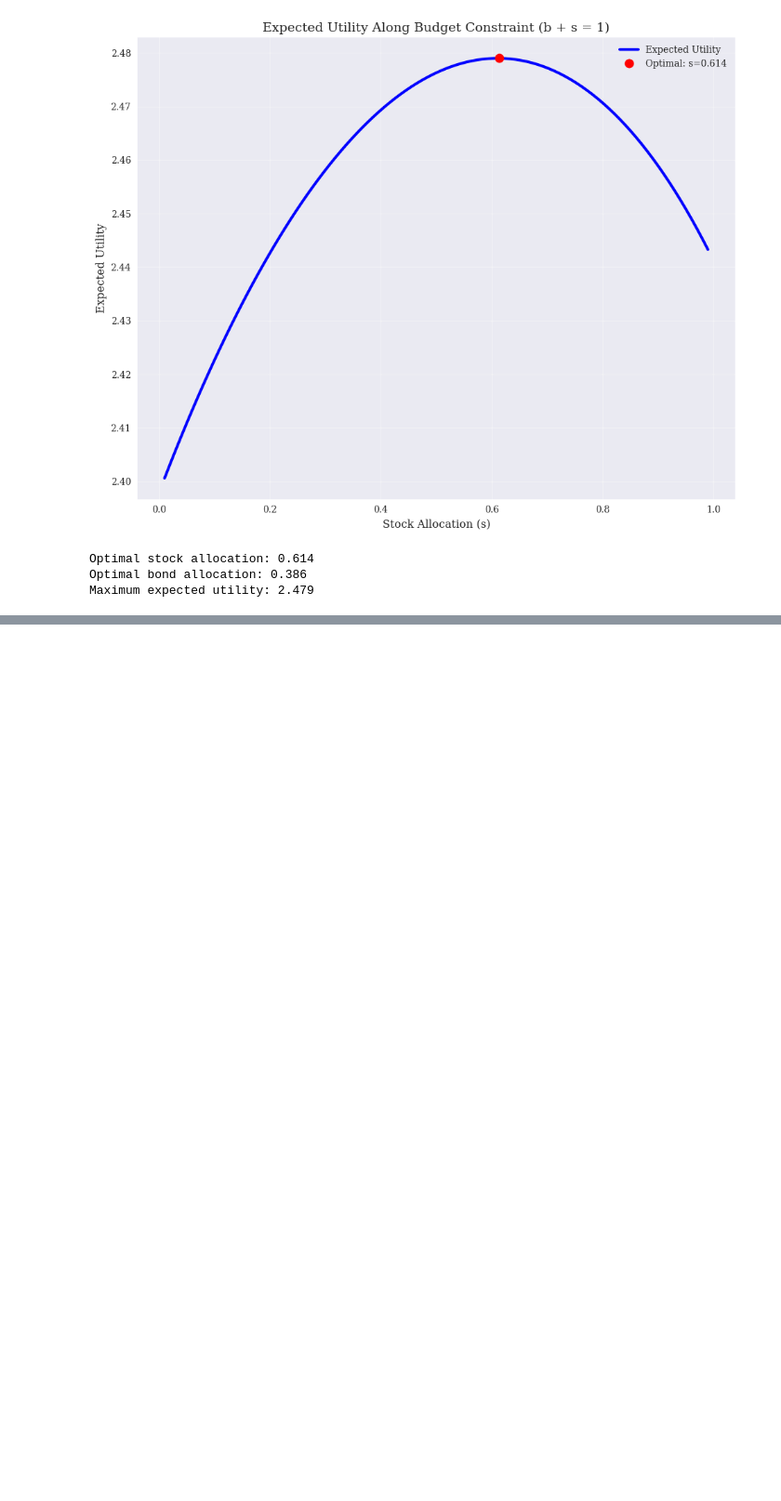
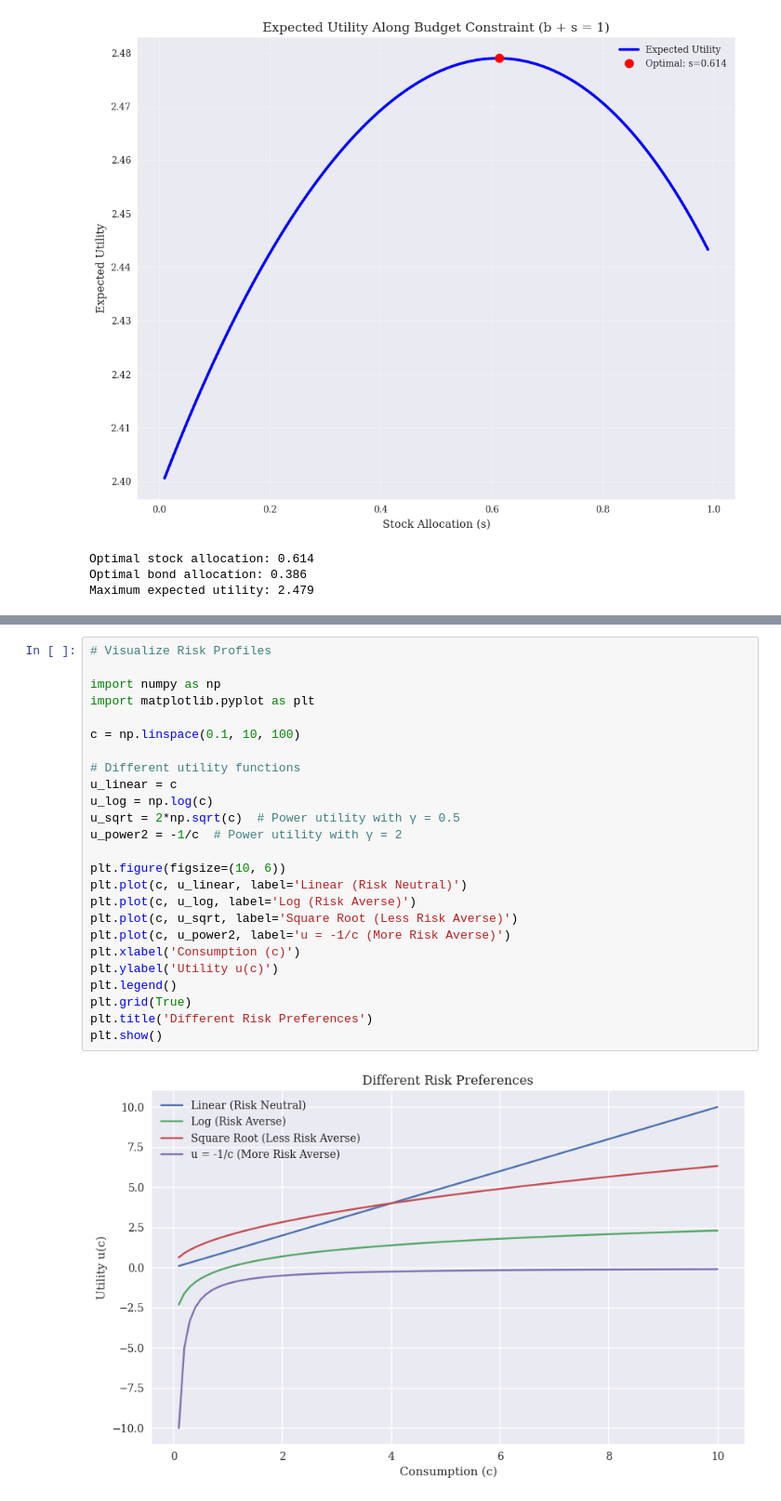
Before and after one commit to mrrogers16/Financial_Theory_Workbooks, a Jupyter notebook: chapter_4.ipynb, the cells around one changed output, grey strips where cells are left out. Shown at 93% size. Drawn from its saved outputs; the diff is of its cells as text; blank space fills up the shorter version.

```diff
--- a/chapter_4.ipynb
+++ b/chapter_4.ipynb
@@ -264,0 +313,27 @@ array([ 5327770.27508, -5327769.27508])
+# %%
+# Visualize Risk Profiles
+
+import numpy as np
+import matplotlib.pyplot as plt
+
+c = np.linspace(0.1, 10, 100)
+
+# Different utility functions
+u_linear = c
+u_log = np.log(c)
+u_sqrt = 2*np.sqrt(c)  # Power utility with γ = 0.5
+u_power2 = -1/c  # Power utility with γ = 2
+
+plt.figure(figsize=(10, 6))
+plt.plot(c, u_linear, label='Linear (Risk Neutral)')
+plt.plot(c, u_log, label='Log (Risk Averse)')
+plt.plot(c, u_sqrt, label='Square Root (Less Risk Averse)')
+plt.plot(c, u_power2, label='u = -1/c (More Risk Averse)')
+plt.xlabel('Consumption (c)')
+plt.ylabel('Utility u(c)')
+plt.legend()
+plt.grid(True)
+plt.title('Different Risk Preferences')
+plt.show()
+# %% [output]
+[figure, added]
```
Also changed, not shown: parts of 5 cells of this notebook.
